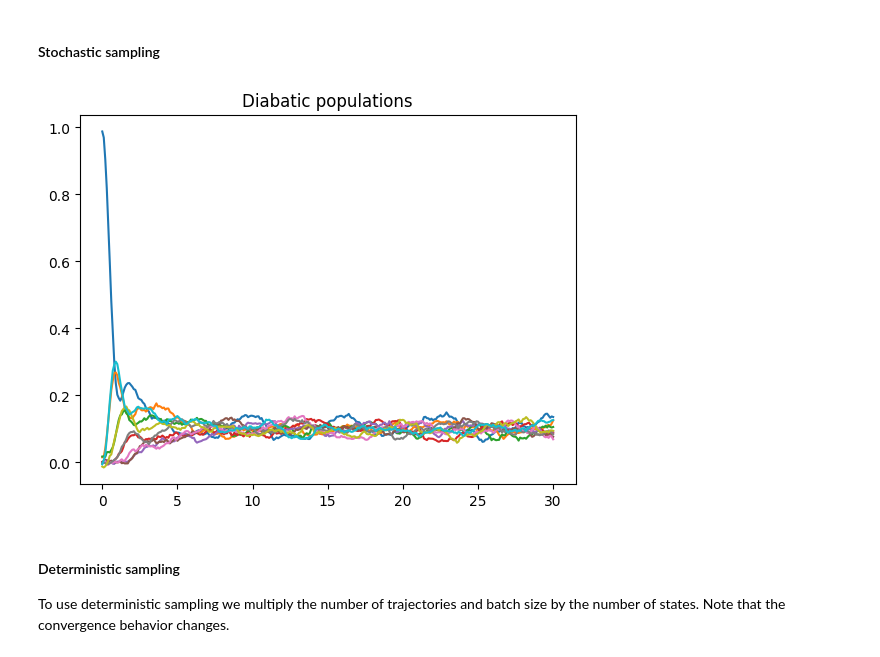
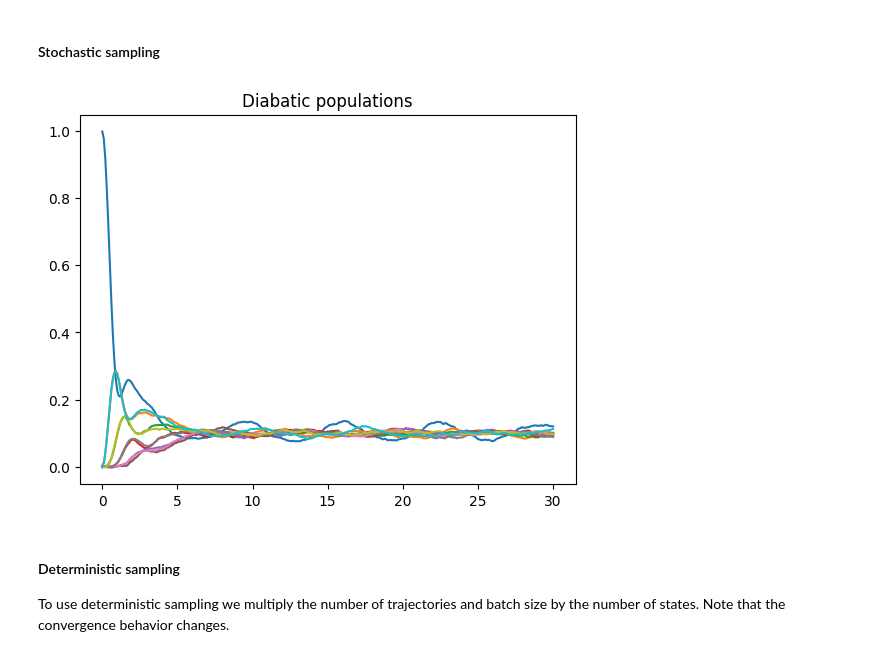
Before and after one commit to tempelaar-team/qclab, a Jupyter notebook: examples/holstein_lattice_examples.ipynb, the cells around one changed output. Cells and saved outputs as stored; diff of their text form; code cells hidden in the pictures.

```diff
--- a/examples/holstein_lattice_examples.ipynb
+++ b/examples/holstein_lattice_examples.ipynb
@@ -55,37 +55,37 @@ from qclab.dynamics import serial_driver # import dynamics driver
 # %%
 sim = Simulation()
 
-sim.settings.num_trajs = 200
-sim.settings.batch_size = 50
+sim.settings.num_trajs = 2000
+sim.settings.batch_size = 500
 sim.settings.tmax = 30
 sim.settings.dt_update = 0.01
 
 sim.model = HolsteinLattice({
     'N':10,
     'J':1.0,
     'w':1.0,
     'g':1.0,
     'phonon_mass':1.0,
     'kBT':1.0,
     'periodic':True
 
 })
 sim.algorithm = FewestSwitchesSurfaceHopping({
     'fssh_deterministic':False,
     'gauge_fixing':'sign_overlap'
 })
 
 sim.initial_state["wf_db"] = np.zeros((sim.model.constants.N), dtype=complex)
 sim.initial_state["wf_db"][0] += 1.0
 
 data = serial_driver(sim)
 
 t = data.data_dict['t']
 plt.plot(t, np.real(np.einsum('tii->ti',data.data_dict['dm_db'])))
 plt.title('Diabatic populations')
 plt.show()
 # %% [output]
-[figure, old version]
+[figure, new version]
 # %% [markdown]
 #### Deterministic sampling
 
```
Also changed, not shown: parts of 2 cells of this notebook, 40 other files.
